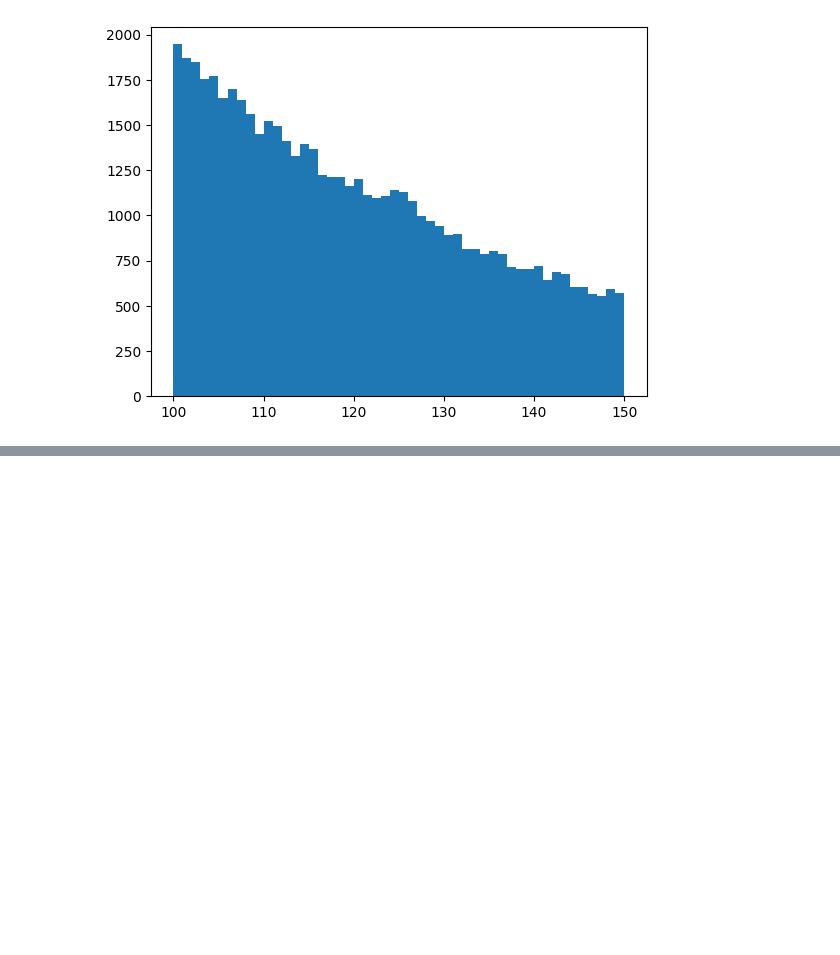
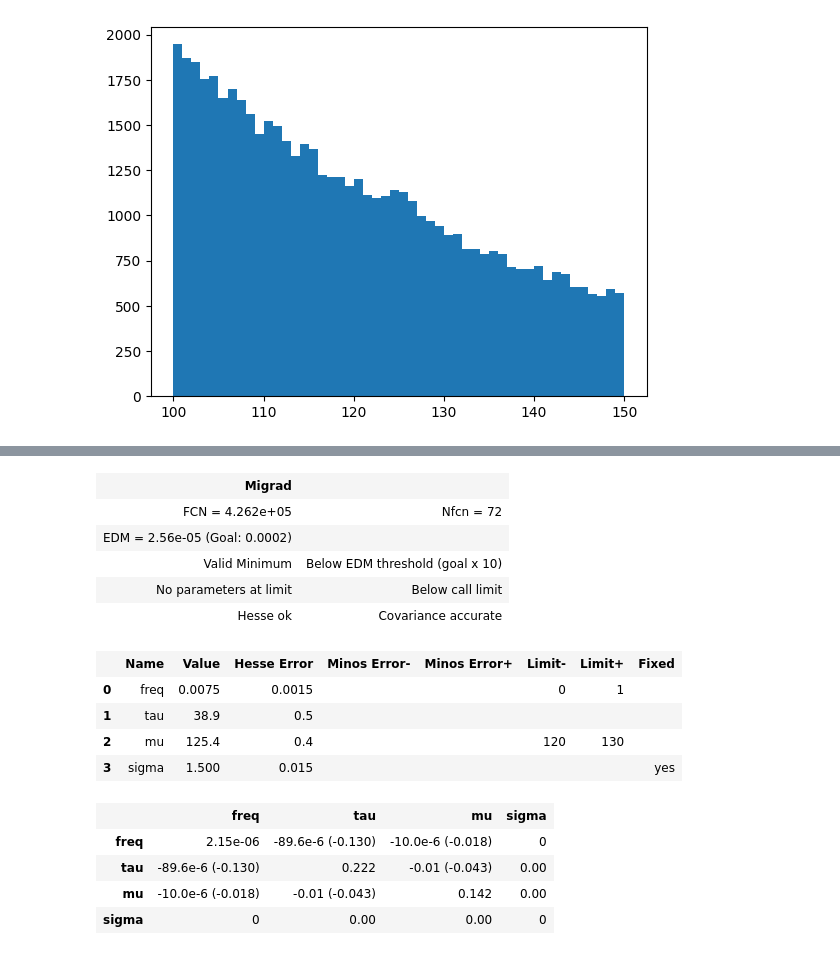
Before and after one commit to ABoldetti/statistics_and_ML, a Jupyter notebook: W2/Week2_Exercise.ipynb, the cells around one changed output, grey strips where cells are left out. Cells and saved outputs as stored; diff of their text form; code cells hidden in the pictures; blank space fills up the shorter version.

```diff
--- a/W2/Week2_Exercise.ipynb
+++ b/W2/Week2_Exercise.ipynb
@@ -106,0 +133,37 @@ x_plot = np.linspace()
+# %%
+def composite_pdf( x , freq, tau , mu , sigma):
+    bg_model = expon( loc = 0 , scale = tau)
+    bg_norm = bg_model.cdf(max_data) - bg_model.cdf(min_data)
+
+    sig_model = norm( loc = mu , scale = sigma)
+    sig_norm = sig_model.cdf( max_data) - sig_model.cdf( min_data)
+
+    return (1 - freq) * bg_model.pdf(x)/bg_norm + freq * sig_model.pdf(x)/sig_norm
+# %%
+c = UnbinnedNLL( data , composite_pdf)
+
+composite = Minuit( c , freq = 0.01 , tau = tau , mu = 125 , sigma = 1.5)
+
+composite.fixed["sigma"] = True
+composite.limits["freq"] = (0.0 , 1.0)
+composite.limits["mu"] = (120, 130)
+
+composite.migrad()
+composite.hesse()
+# %% [output]
+| Migrad |  |
+| FCN = 4.262e+05 | Nfcn = 72 |
+| EDM = 2.56e-05 (Goal: 0.0002) |  |
+| Valid Minimum | Below EDM threshold (goal x 10) |
+| No parameters at limit | Below call limit |
+| Hesse ok | Covariance accurate |
+|  | Name | Value | Hesse Error | Minos Error- | Minos Error+ | Limit- | Limit+ | Fixed |
+| 0 | freq | 0.0075 | 0.0015 |  |  | 0 | 1 |  |
+| 1 | tau | 38.9 | 0.5 |  |  |  |  |  |
+| 2 | mu | 125.4 | 0.4 |  |  | 120 | 130 |  |
+| 3 | sigma | 1.500 | 0.015 |  |  |  |  | yes |
+|  | freq | tau | mu | sigma |
+| freq | 2.15e-06 | -89.6e-6 (-0.130) | -10.0e-6 (-0.018) | 0 |
+| tau | -89.6e-6 (-0.130) | 0.222 | -0.01 (-0.043) | 0.00 |
+| mu | -10.0e-6 (-0.018) | -0.01 (-0.043) | 0.142 | 0.00 |
+| sigma | 0 | 0.00 | 0.00 | 0 |
```
Also changed, not shown: parts of 4 cells of this notebook.
